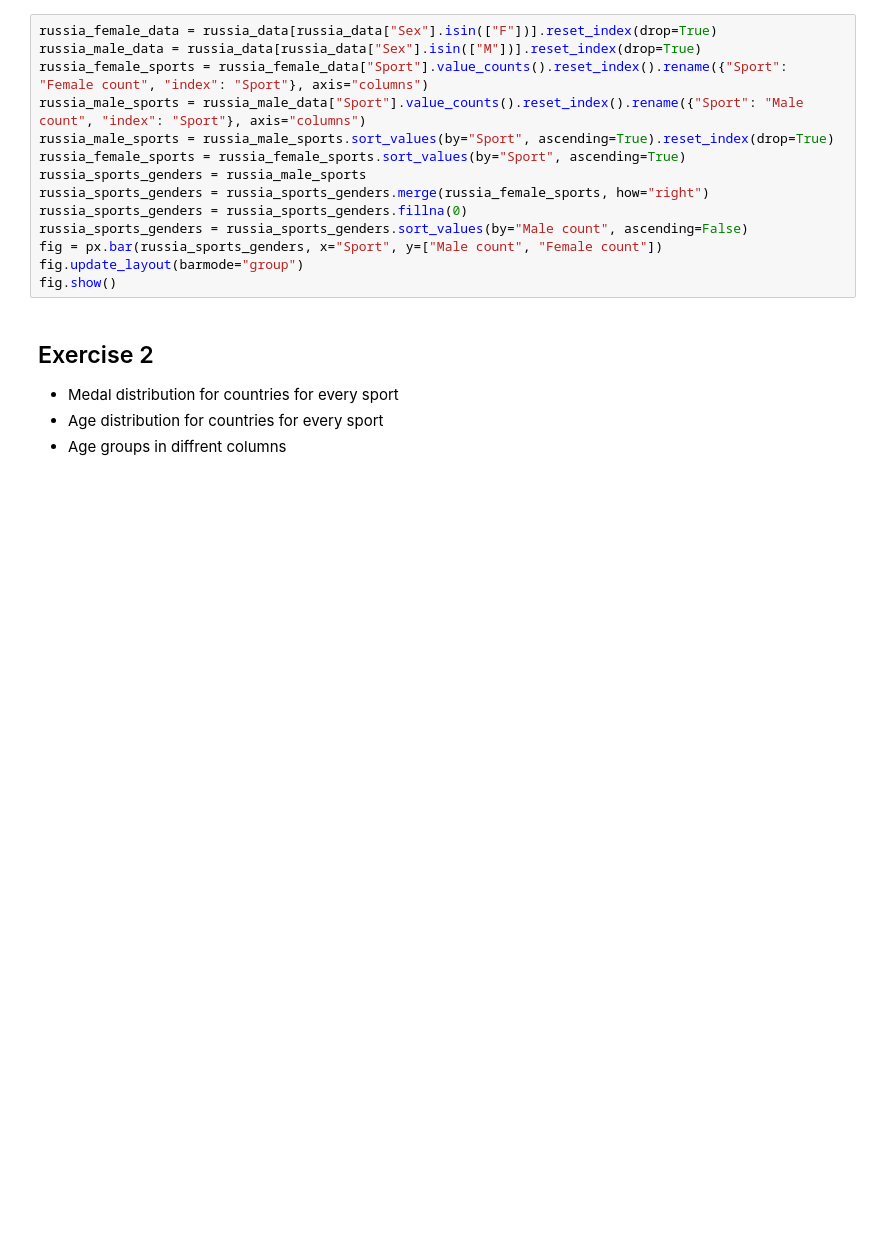
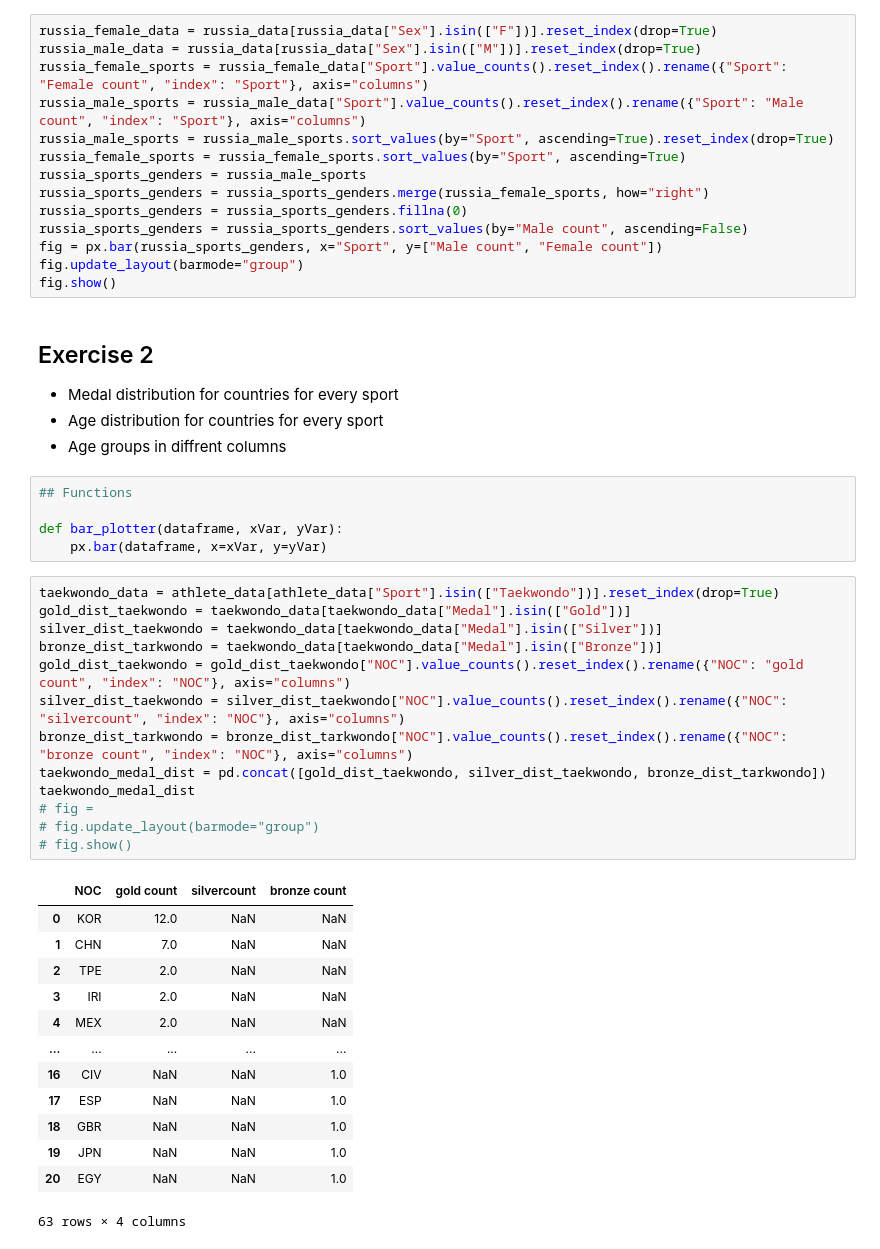
Before and after one commit to FabianAndersson17/Databehandling-OS-Fredrik-Fabian, a Jupyter notebook: Fabian_notebook.ipynb, the cells around one changed output. Drawn from its saved outputs; the diff is of its cells as text; blank space fills up the shorter version.

Commit message:
Started with calulating the dist of medals per country in taekwondo

```diff
--- a/Fabian_notebook.ipynb
+++ b/Fabian_notebook.ipynb
@@ -235,3 +233,35 @@ fig.show()
 - Medal distribution for countries for every sport
 - Age distribution for countries for every sport
 - Age groups in diffrent columns
+# %%
+## Functions
+
+def bar_plotter(dataframe, xVar, yVar):
+    px.bar(dataframe, x=xVar, y=yVar)
+# %%
+taekwondo_data = athlete_data[athlete_data["Sport"].isin(["Taekwondo"])].reset_index(drop=True)
+gold_dist_taekwondo = taekwondo_data[taekwondo_data["Medal"].isin(["Gold"])]
+silver_dist_taekwondo = taekwondo_data[taekwondo_data["Medal"].isin(["Silver"])]
+bronze_dist_tarkwondo = taekwondo_data[taekwondo_data["Medal"].isin(["Bronze"])]
+gold_dist_taekwondo = gold_dist_taekwondo["NOC"].value_counts().reset_index().rename({"NOC": "gold count", "index": "NOC"}, axis="columns")
+silver_dist_taekwondo = silver_dist_taekwondo["NOC"].value_counts().reset_index().rename({"NOC": "silvercount", "index": "NOC"}, axis="columns")
+bronze_dist_tarkwondo = bronze_dist_tarkwondo["NOC"].value_counts().reset_index().rename({"NOC": "bronze count", "index": "NOC"}, axis="columns")
+taekwondo_medal_dist = pd.concat([gold_dist_taekwondo, silver_dist_taekwondo, bronze_dist_tarkwondo])
+taekwondo_medal_dist
+# fig =
+# fig.update_layout(barmode="group")
+# fig.show()
+# %% [output]
+|  | NOC | gold count | silvercount | bronze count |
+| 0 | KOR | 12.0 | NaN | NaN |
+| 1 | CHN | 7.0 | NaN | NaN |
+| 2 | TPE | 2.0 | NaN | NaN |
+| 3 | IRI | 2.0 | NaN | NaN |
+| 4 | MEX | 2.0 | NaN | NaN |
+| ... | ... | ... | ... | ... |
+| 16 | CIV | NaN | NaN | 1.0 |
+| 17 | ESP | NaN | NaN | 1.0 |
+| 18 | GBR | NaN | NaN | 1.0 |
+| 19 | JPN | NaN | NaN | 1.0 |
+| 20 | EGY | NaN | NaN | 1.0 |
+63 rows × 4 columns
```
Also changed, not shown: parts of 1 cell of this notebook.
